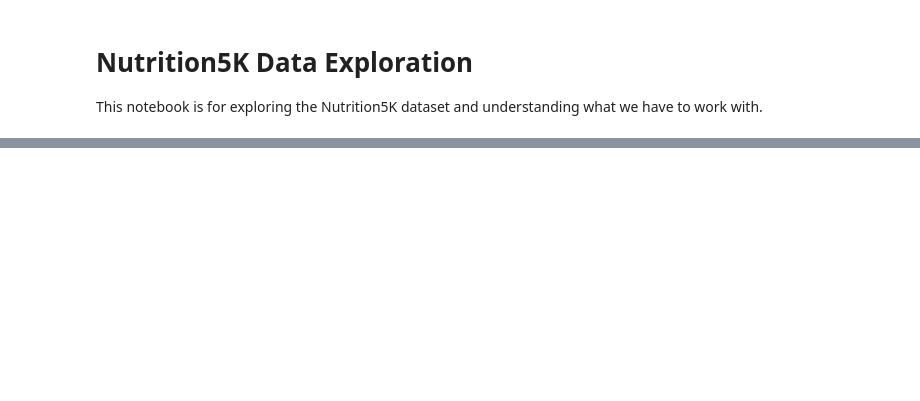
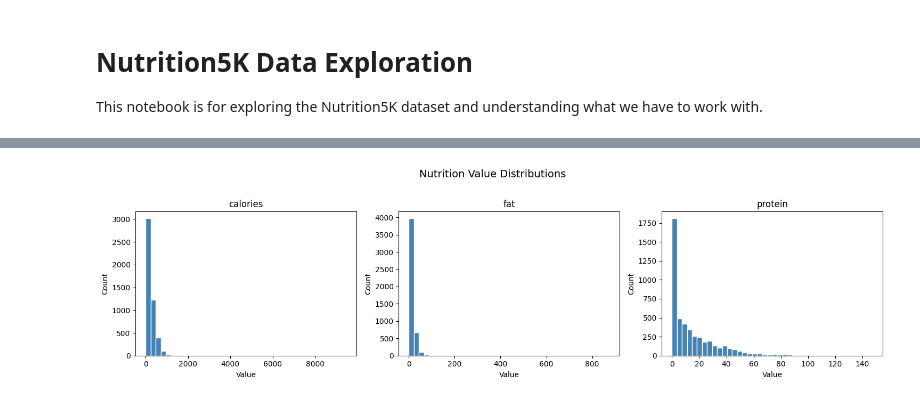
Before and after one commit to bryanchau11/csc8851_spring26_finalProject, a Jupyter notebook: notebooks/01_data_exploration.ipynb, the cells around one changed output, grey strips where cells are left out. Cells and saved outputs as stored; diff of their text form; code cells hidden in the pictures; blank space fills up the shorter version.

```diff
--- a/notebooks/01_data_exploration.ipynb
+++ b/notebooks/01_data_exploration.ipynb
@@ -93,0 +204,21 @@ plt.show()
+# %%
+# ── 4. Nutrition Distributions (calories, fat, protein, carbs) ────────────────
+plot_cols = [c for c in ['calories', 'fat', 'protein', 'carbs', 'total_fat',
+                         'total_carb', 'protein_g', 'fat_g', 'carb_g']
+             if c in df_nutrition.columns]
+
+fig, axes = plt.subplots(1, len(plot_cols), figsize=(5 * len(plot_cols), 4))
+if len(plot_cols) == 1:
+    axes = [axes]
+
+for ax, col in zip(axes, plot_cols):
+    ax.hist(df_nutrition[col].dropna(), bins=40, color='steelblue', edgecolor='white')
+    ax.set_title(col)
+    ax.set_xlabel('Value')
+    ax.set_ylabel('Count')
+
+plt.suptitle('Nutrition Value Distributions', fontsize=14, y=1.02)
+plt.tight_layout()
+plt.show()
+# %% [output]
+[figure, added]
```
Also changed, not shown: parts of 14 cells of this notebook.
